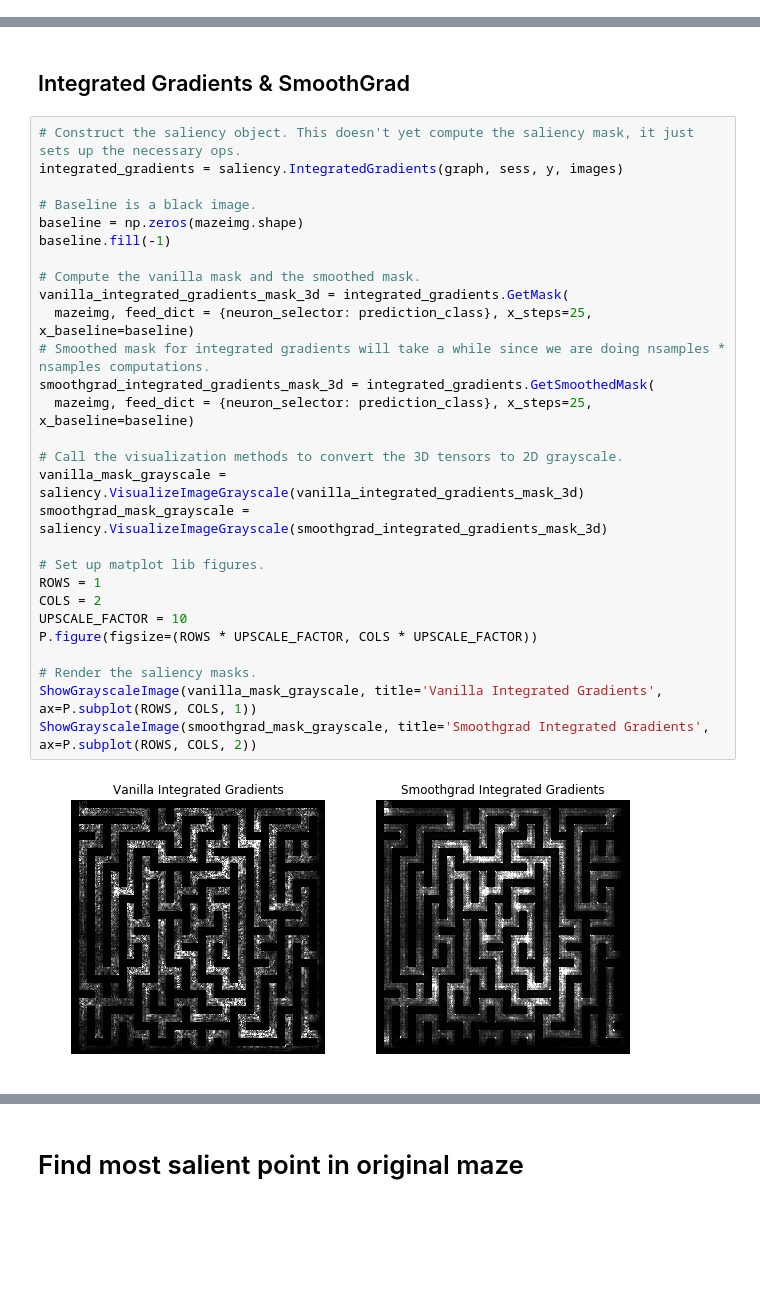
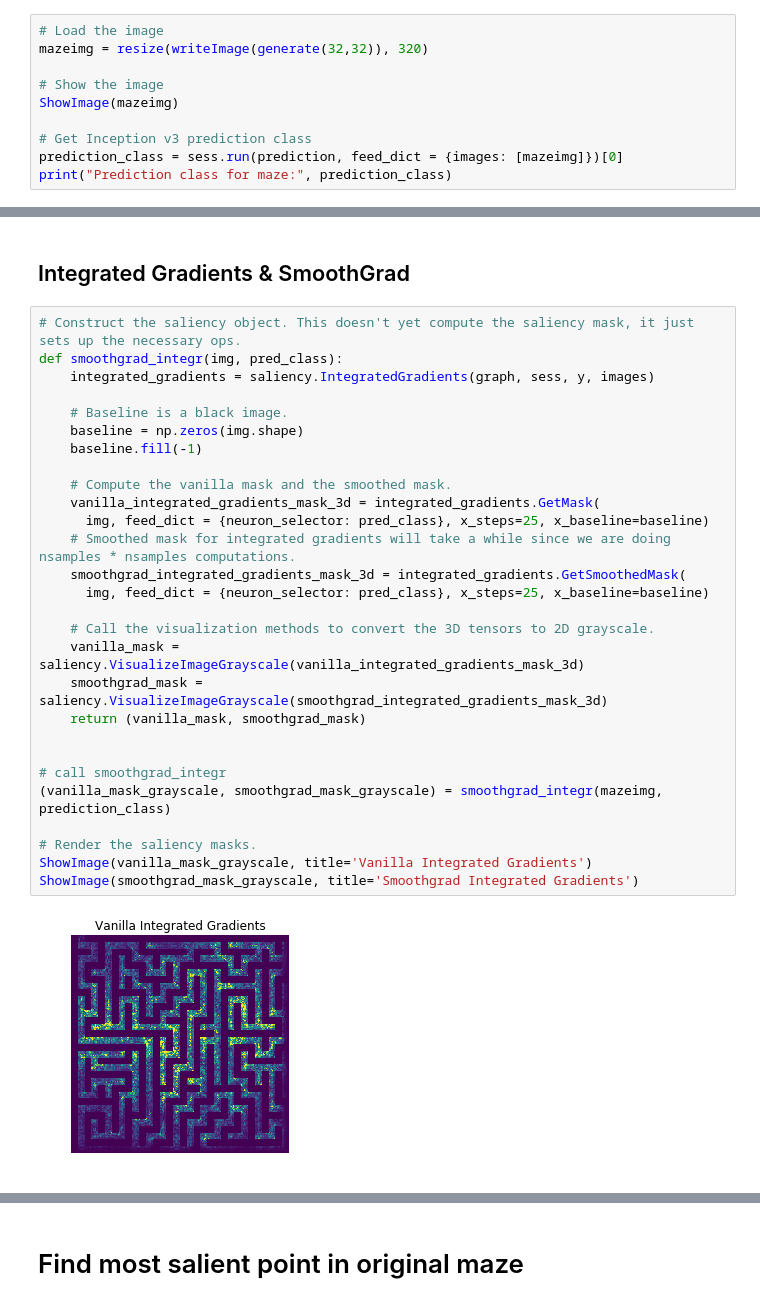
Before and after one commit to elefthei/maze-saliency, a Jupyter notebook: Mazes.ipynb, the cells around one changed output, grey strips where cells are left out. Cells and saved outputs as stored; diff of their text form; blank space fills up the shorter version.

```diff
--- a/Mazes.ipynb
+++ b/Mazes.ipynb
@@ -167,2 +157,12 @@ with graph.as_default():
 # %% [output]
 INFO:tensorflow:Restoring parameters from ./inception_v3.ckpt
+# %%
+# Load the image
+mazeimg = resize(writeImage(generate(32,32)), 320)
+
+# Show the image
+ShowImage(mazeimg)
+
+# Get Inception v3 prediction class
+prediction_class = sess.run(prediction, feed_dict = {images: [mazeimg]})[0]
+print("Prediction class for maze:", prediction_class)
@@ -235,31 +228,31 @@ INFO:tensorflow:Restoring parameters from /tmp/guided_backprop_ckpt
 ## Integrated Gradients & SmoothGrad
 # %%
 # Construct the saliency object. This doesn't yet compute the saliency mask, it just sets up the necessary ops.
-integrated_gradients = saliency.IntegratedGradients(graph, sess, y, images)
+def smoothgrad_integr(img, pred_class):
+    integrated_gradients = saliency.IntegratedGradients(graph, sess, y, images)
 
-# Baseline is a black image.
-baseline = np.zeros(mazeimg.shape)
-baseline.fill(-1)
+    # Baseline is a black image.
+    baseline = np.zeros(img.shape)
+    baseline.fill(-1)
 
-# Compute the vanilla mask and the smoothed mask.
-vanilla_integrated_gradients_mask_3d = integrated_gradients.GetMask(
-  mazeimg, feed_dict = {neuron_selector: prediction_class}, x_steps=25, x_baseline=baseline)
-# Smoothed mask for integrated gradients will take a while since we are doing nsamples * nsamples computations.
-smoothgrad_integrated_gradients_mask_3d = integrated_gradients.GetSmoothedMask(
-  mazeimg, feed_dict = {neuron_selector: prediction_class}, x_steps=25, x_baseline=baseline)
+    # Compute the vanilla mask and the smoothed mask.
+    vanilla_integrated_gradients_mask_3d = integrated_gradients.GetMask(
+      img, feed_dict = {neuron_selector: pred_class}, x_steps=25, x_baseline=baseline)
+    # Smoothed mask for integrated gradients will take a while since we are doing nsamples * nsamples computations.
+    smoothgrad_integrated_gradients_mask_3d = integrated_gradients.GetSmoothedMask(
+      img, feed_dict = {neuron_selector: pred_class}, x_steps=25, x_baseline=baseline)
 
-# Call the visualization methods to convert the 3D tensors to 2D grayscale.
-vanilla_mask_grayscale = saliency.VisualizeImageGrayscale(vanilla_integrated_gradients_mask_3d)
-smoothgrad_mask_grayscale = saliency.VisualizeImageGrayscale(smoothgrad_integrated_gradients_mask_3d)
+    # Call the visualization methods to convert the 3D tensors to 2D grayscale.
+    vanilla_mask = saliency.VisualizeImageGrayscale(vanilla_integrated_gradients_mask_3d)
+    smoothgrad_mask = saliency.VisualizeImageGrayscale(smoothgrad_integrated_gradients_mask_3d)
+    return (vanilla_mask, smoothgrad_mask)
 
-# Set up matplot lib figures.
-ROWS = 1
-COLS = 2
-UPSCALE_FACTOR = 10
-P.figure(figsize=(ROWS * UPSCALE_FACTOR, COLS * UPSCALE_FACTOR))
+
+# call smoothgrad_integr
+(vanilla_mask_grayscale, smoothgrad_mask_grayscale) = smoothgrad_integr(mazeimg, prediction_class)
 
 # Render the saliency masks.
-ShowGrayscaleImage(vanilla_mask_grayscale, title='Vanilla Integrated Gradients', ax=P.subplot(ROWS, COLS, 1))
-ShowGrayscaleImage(smoothgrad_mask_grayscale, title='Smoothgrad Integrated Gradients', ax=P.subplot(ROWS, COLS, 2))
+ShowImage(vanilla_mask_grayscale, title='Vanilla Integrated Gradients')
+ShowImage(smoothgrad_mask_grayscale, title='Smoothgrad Integrated Gradients')
 # %% [output]
-[figure, old version]
+[figure, new version]
```
Also changed, not shown: parts of 16 cells of this notebook, 3 other files.
